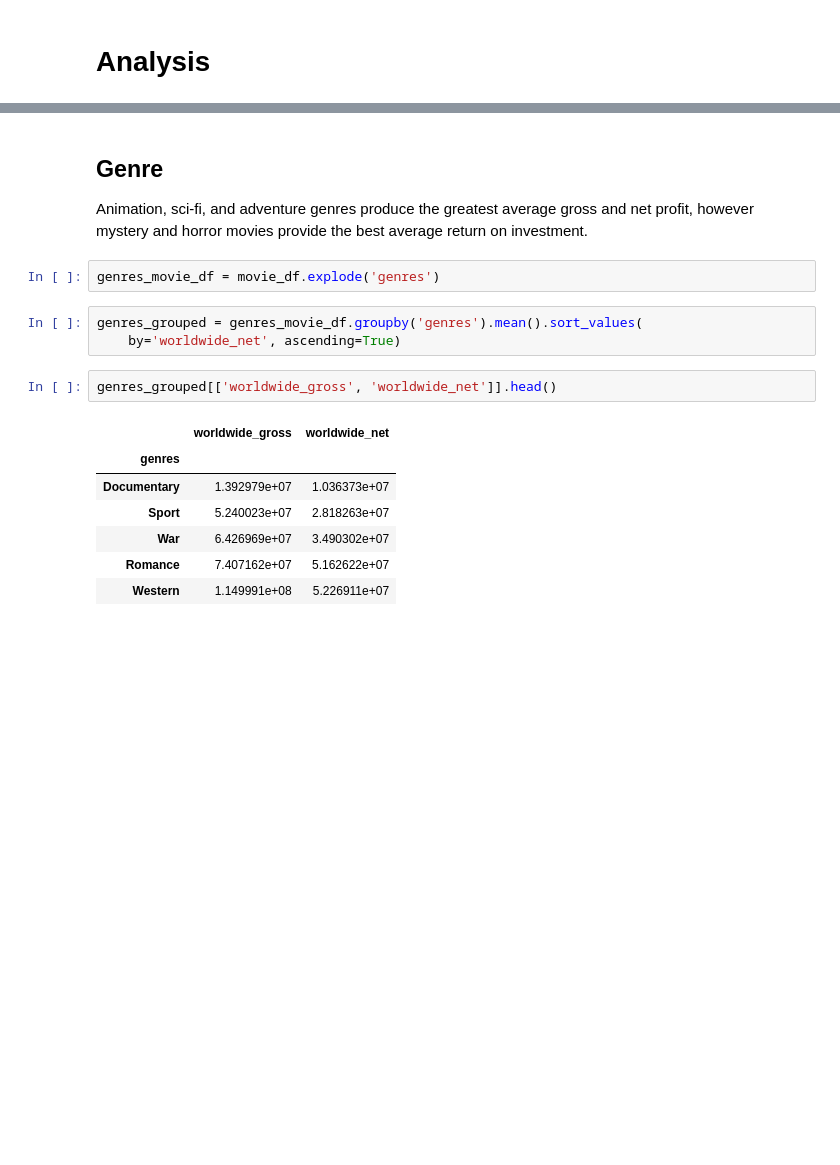
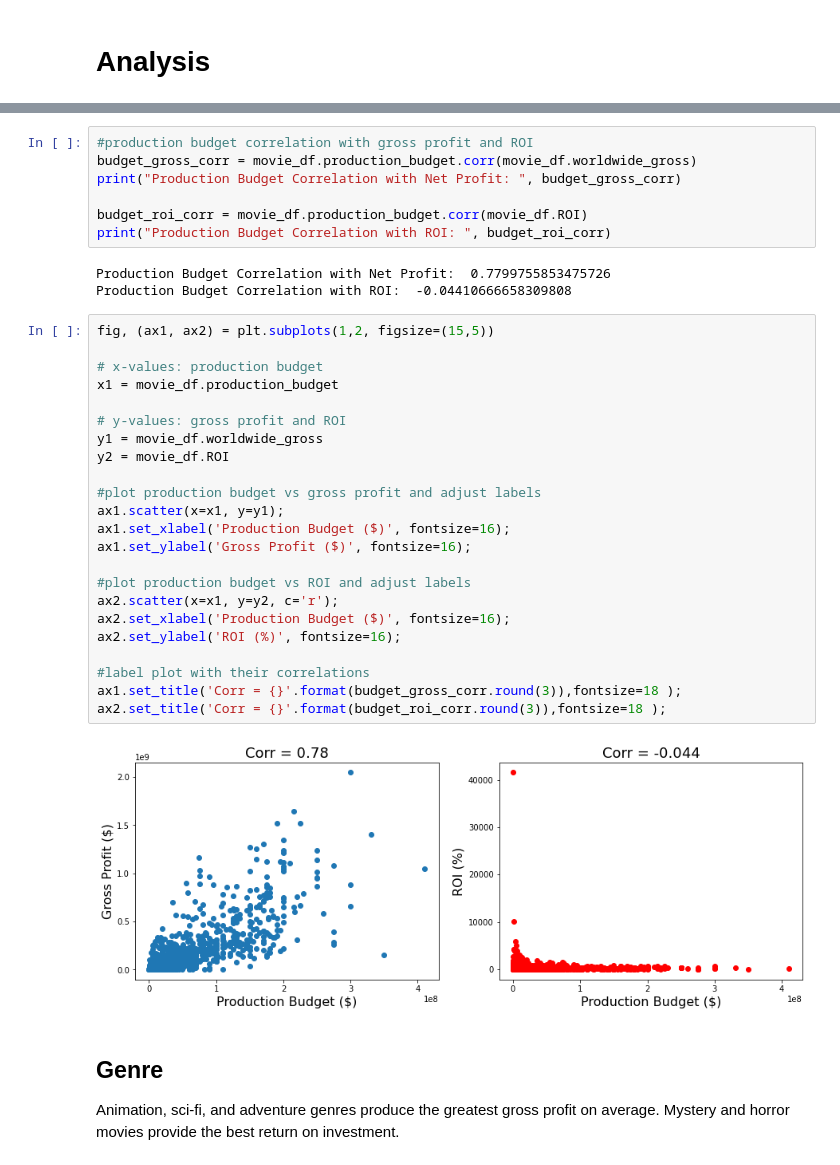
Before and after one commit to bentoler22/Flatiron_Phase_1_Project, a Jupyter notebook: student.ipynb, the cells around one changed output, grey strips where cells are left out. Cells and saved outputs as stored; diff of their text form; blank space fills up the shorter version.

```diff
--- a/student.ipynb
+++ b/student.ipynb
@@ -308,18 +207,38 @@ import matplotlib.pyplot as plt
+# %%
+#production budget correlation with gross profit and ROI
+budget_gross_corr = movie_df.production_budget.corr(movie_df.worldwide_gross)
+print("Production Budget Correlation with Net Profit: ", budget_gross_corr)
+
+budget_roi_corr = movie_df.production_budget.corr(movie_df.ROI)
+print("Production Budget Correlation with ROI: ", budget_roi_corr)
+# %% [output]
+Production Budget Correlation with Net Profit:  0.7799755853475726
+Production Budget Correlation with ROI:  -0.04410666658309808
+# %%
+fig, (ax1, ax2) = plt.subplots(1,2, figsize=(15,5))
+
+# x-values: production budget
+x1 = movie_df.production_budget
+
+# y-values: gross profit and ROI
+y1 = movie_df.worldwide_gross
+y2 = movie_df.ROI
+
+#plot production budget vs gross profit and adjust labels
+ax1.scatter(x=x1, y=y1);
+ax1.set_xlabel('Production Budget ($)', fontsize=16);
+ax1.set_ylabel('Gross Profit ($)', fontsize=16);
+
+#plot production budget vs ROI and adjust labels
+ax2.scatter(x=x1, y=y2, c='r');
+ax2.set_xlabel('Production Budget ($)', fontsize=16);
+ax2.set_ylabel('ROI (%)', fontsize=16);
+
+#label plot with their correlations
+ax1.set_title('Corr = {}'.format(budget_gross_corr.round(3)),fontsize=18 );
+ax2.set_title('Corr = {}'.format(budget_roi_corr.round(3)),fontsize=18 );
+# %% [output]
+[figure, added]
 # %% [markdown]
 ## Genre
-Animation, sci-fi, and adventure genres produce the greatest average gross and net profit, however mystery and horror movies provide the best average return on investment.
+Animation, sci-fi, and adventure genres produce the greatest gross profit on average. Mystery and horror movies provide the best return on investment.
-# %%
-genres_movie_df = movie_df.explode('genres')
-# %%
-genres_grouped = genres_movie_df.groupby('genres').mean().sort_values(
-    by='worldwide_net', ascending=True)
-# %%
-genres_grouped[['worldwide_gross', 'worldwide_net']].head()
-# %% [output]
-|  | worldwide_gross | worldwide_net |
-| genres |  |  |
-| Documentary | 1.392979e+07 | 1.036373e+07 |
-| Sport | 5.240023e+07 | 2.818263e+07 |
-| War | 6.426969e+07 | 3.490302e+07 |
-| Romance | 7.407162e+07 | 5.162622e+07 |
-| Western | 1.149991e+08 | 5.226911e+07 |
```
Also changed, not shown: parts of 62 cells of this notebook, 6 other files.
